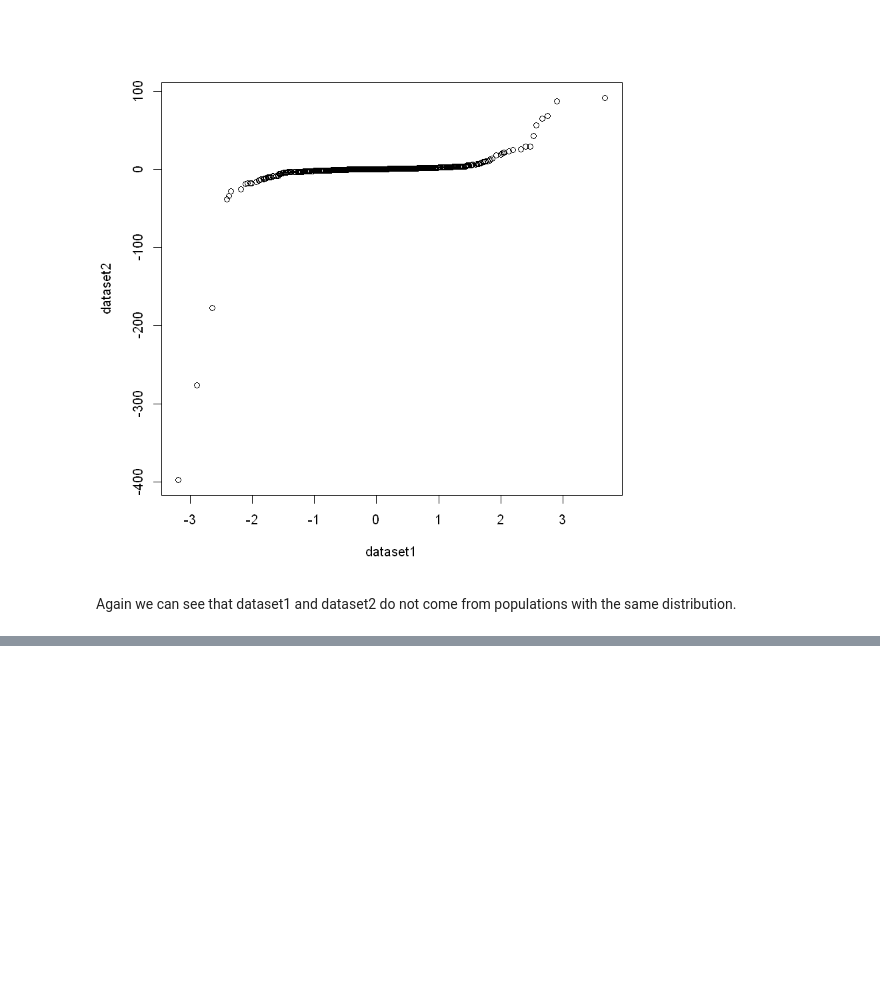
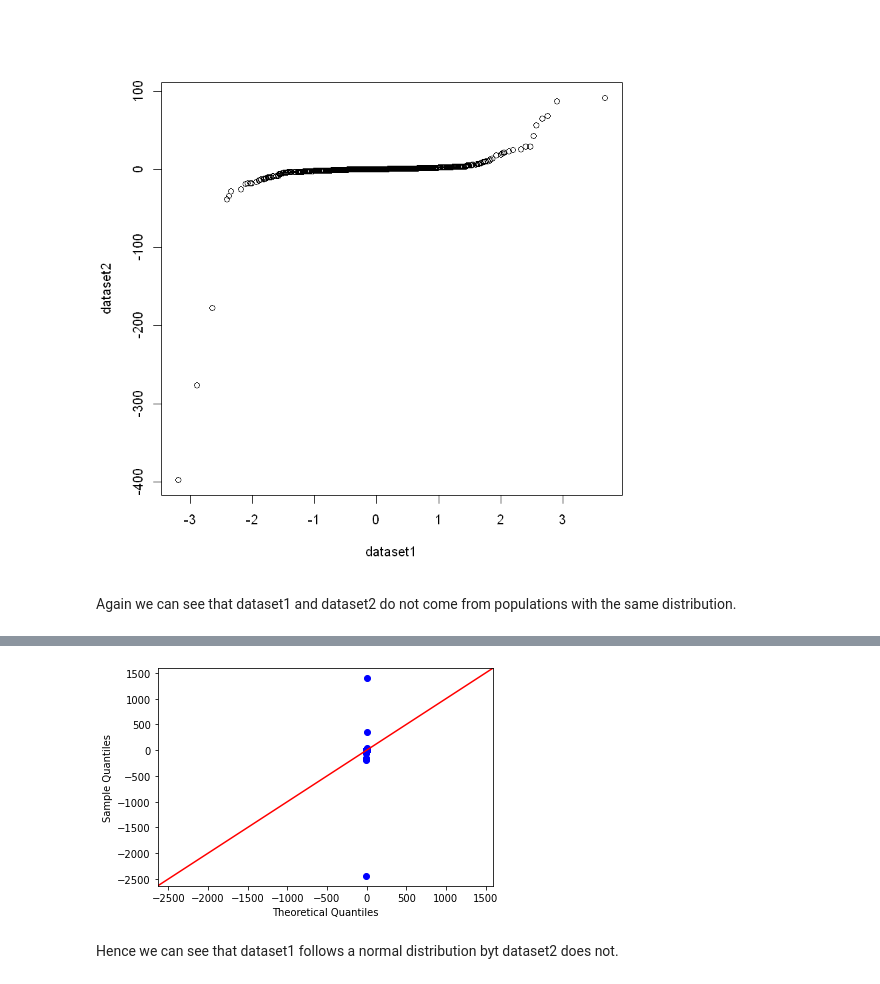
Before and after one commit to anirbansaha96/financial-engineering-wqu, a Jupyter notebook: Module 1/1. Quantile Quantile Plot - R and Python.ipynb, the cells around one changed output, grey strips where cells are left out. Cells and saved outputs as stored; diff of their text form; code cells hidden in the pictures; blank space fills up the shorter version.

```diff
--- a/Module 1/1. Quantile Quantile Plot - R.ipynb
+++ b/Module 1/1. Quantile Quantile Plot - R and Python.ipynb
@@ -43,0 +58,7 @@ Again we can see that dataset1 and dataset2 do not come from populations with th
+# %%
+sm.qqplot(dataset2,line='45')
+py.show()
+# %% [output]
+[figure, added]
+# %% [markdown]
+Hence we can see that dataset1 follows a normal distribution byt dataset2 does not.
```
Also changed, not shown: parts of 5 cells of this notebook, 1 other file.
